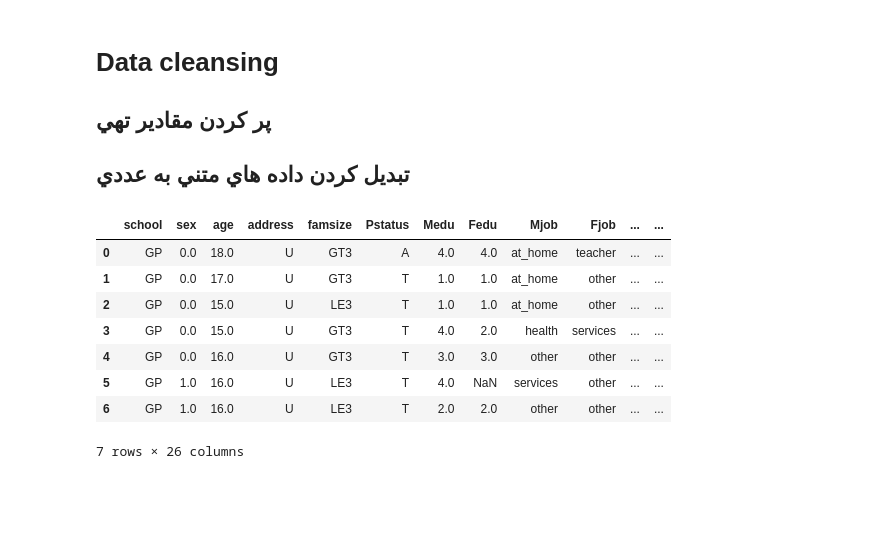
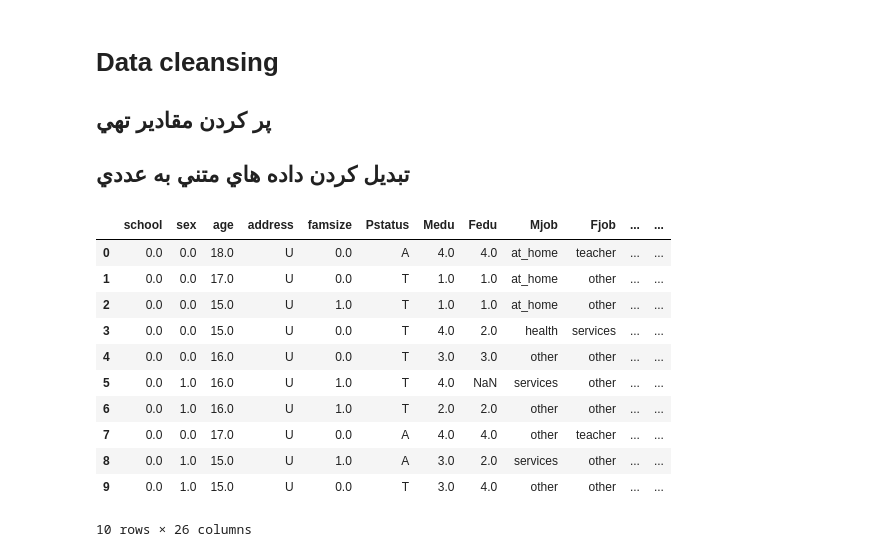
Before and after one commit to AmirNBA9/MachineLearning, a Jupyter notebook: Examin-Num01.ipynb, the cells around one changed output. Cells and saved outputs as stored; diff of their text form; code cells hidden in the pictures; blank space fills up the shorter version.

```diff
--- a/Examin-Num01.ipynb
+++ b/Examin-Num01.ipynb
@@ -77,19 +97,24 @@ plt.gca().spines[['top', 'right',]].set_visible(False)
 # %%
 data['sex'] = data['sex'].replace(['F','M'],[0,1])
 data['feespaid'] = data['feespaid'].replace(['no','yes'],[0,1])
 data['ecactivities'] = data['ecactivities'].replace(['no','yes'],[0,1])
 data['internet'] = data['internet'].replace(['no','yes'],[0,1])
+data['school'] = data['school'].replace(['GP','MS'],[0,1])
+data['famsize'] = data['famsize'].replace(['GT3','LE3'],[0,1])
 data.head(10)
 # %% [output]
 |  | school | sex | age | address | famsize | Pstatus | Medu | Fedu | Mjob | Fjob | ... | ... |
-| 0 | GP | 0.0 | 18.0 | U | GT3 | A | 4.0 | 4.0 | at_home | teacher | ... | ... |
-| 1 | GP | 0.0 | 17.0 | U | GT3 | T | 1.0 | 1.0 | at_home | other | ... | ... |
-| 2 | GP | 0.0 | 15.0 | U | LE3 | T | 1.0 | 1.0 | at_home | other | ... | ... |
-| 3 | GP | 0.0 | 15.0 | U | GT3 | T | 4.0 | 2.0 | health | services | ... | ... |
-| 4 | GP | 0.0 | 16.0 | U | GT3 | T | 3.0 | 3.0 | other | other | ... | ... |
-| 5 | GP | 1.0 | 16.0 | U | LE3 | T | 4.0 | NaN | services | other | ... | ... |
-| 6 | GP | 1.0 | 16.0 | U | LE3 | T | 2.0 | 2.0 | other | other | ... | ... |
+| 0 | 0.0 | 0.0 | 18.0 | U | 0.0 | A | 4.0 | 4.0 | at_home | teacher | ... | ... |
+| 1 | 0.0 | 0.0 | 17.0 | U | 0.0 | T | 1.0 | 1.0 | at_home | other | ... | ... |
+| 2 | 0.0 | 0.0 | 15.0 | U | 1.0 | T | 1.0 | 1.0 | at_home | other | ... | ... |
+| 3 | 0.0 | 0.0 | 15.0 | U | 0.0 | T | 4.0 | 2.0 | health | services | ... | ... |
+| 4 | 0.0 | 0.0 | 16.0 | U | 0.0 | T | 3.0 | 3.0 | other | other | ... | ... |
+| 5 | 0.0 | 1.0 | 16.0 | U | 1.0 | T | 4.0 | NaN | services | other | ... | ... |
+| 6 | 0.0 | 1.0 | 16.0 | U | 1.0 | T | 2.0 | 2.0 | other | other | ... | ... |
+| 7 | 0.0 | 0.0 | 17.0 | U | 0.0 | A | 4.0 | 4.0 | other | teacher | ... | ... |
+| 8 | 0.0 | 1.0 | 15.0 | U | 1.0 | A | 3.0 | 2.0 | services | other | ... | ... |
+| 9 | 0.0 | 1.0 | 15.0 | U | 0.0 | T | 3.0 | 4.0 | other | other | ... | ... |
-7 rows × 26 columns
+10 rows × 26 columns
 # %%
 data["Fedu"].fillna( method ='ffill', inplace = True)
 data["Medu"].fillna( method ='ffill', inplace = True)
```
Also changed, not shown: parts of 22 cells of this notebook.
